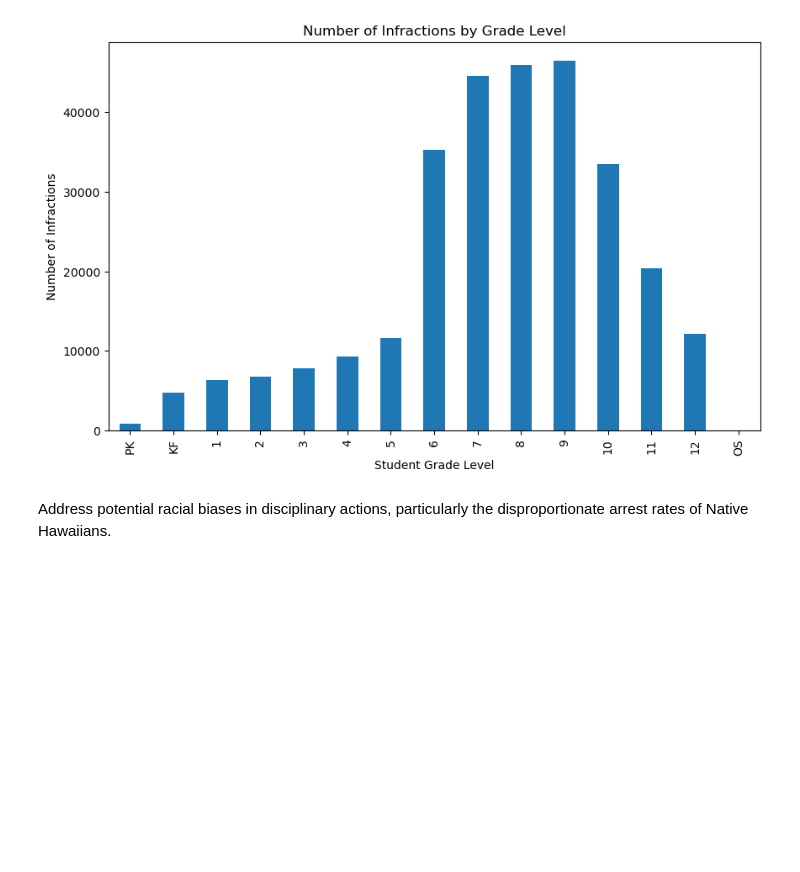
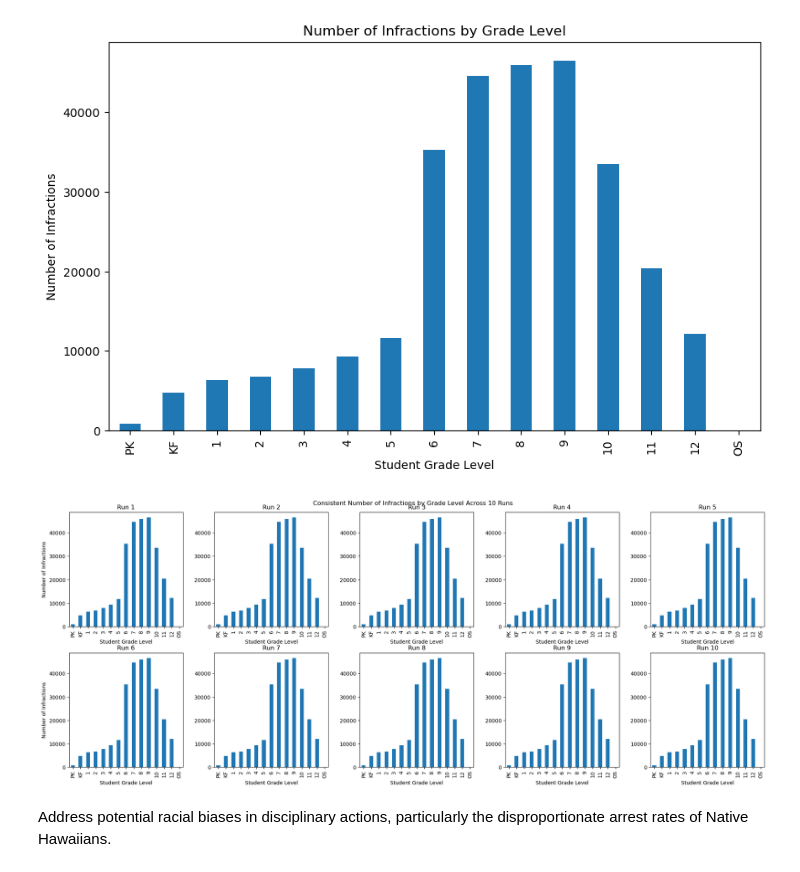
Before and after one commit to artemislong/CS151-Tufts_Differential_Privacy_Project, a Jupyter notebook: Implementation.ipynb, the cells around one changed output. Cells and saved outputs as stored; diff of their text form; code cells hidden in the pictures; blank space fills up the shorter version.

```diff
--- a/Implementation.ipynb
+++ b/Implementation.ipynb
@@ -110,6 +172,34 @@ plt.title('Number of Infractions by Grade Level')
 plt.show()
 # %% [output]
 [figure]
+# %%
+import pandas as pd
+import matplotlib.pyplot as plt
+
+def plot_grade_infractions_combined(df):
+    fig, axes = plt.subplots(nrows=2, ncols=5, figsize=(20, 8))  # Adjust the layout based on preference
+    fig.tight_layout(pad=3.0)
+
+    for i, ax in enumerate(axes.flatten()):
+        grade_counts = df['Student Grade Level'].value_counts()
+        grade_order = ['PK', 'KF', '1', '2', '3', '4', '5', '6', '7', '8', '9', '10', '11', '12', 'OS']
+        grade_counts.index = pd.Categorical(grade_counts.index, categories=grade_order, ordered=True)
+        sorted_grade_counts = grade_counts.sort_index()
+
+        sorted_grade_counts.plot(kind='bar', ax=ax)
+        ax.set_title(f'Run {i + 1}')
+        ax.set_xlabel('Student Grade Level')
+        ax.set_ylabel('Number of Infractions')
+        if i % 5 != 0:  # Hide y-axis labels for non-first column subplots to reduce clutter
+            ax.set_ylabel('')
+
+    plt.suptitle('Consistent Number of Infractions by Grade Level Across 10 Runs')
+    plt.show()
+
+# Assuming df is your DataFrame loaded with the necessary data
+plot_grade_infractions_combined(df)
+# %% [output]
+[figure, added]
 # %% [markdown]
 Address potential racial biases in disciplinary actions, particularly the disproportionate arrest rates of Native Hawaiians.
 # %%
```
Also changed, not shown: parts of 9 cells of this notebook.
